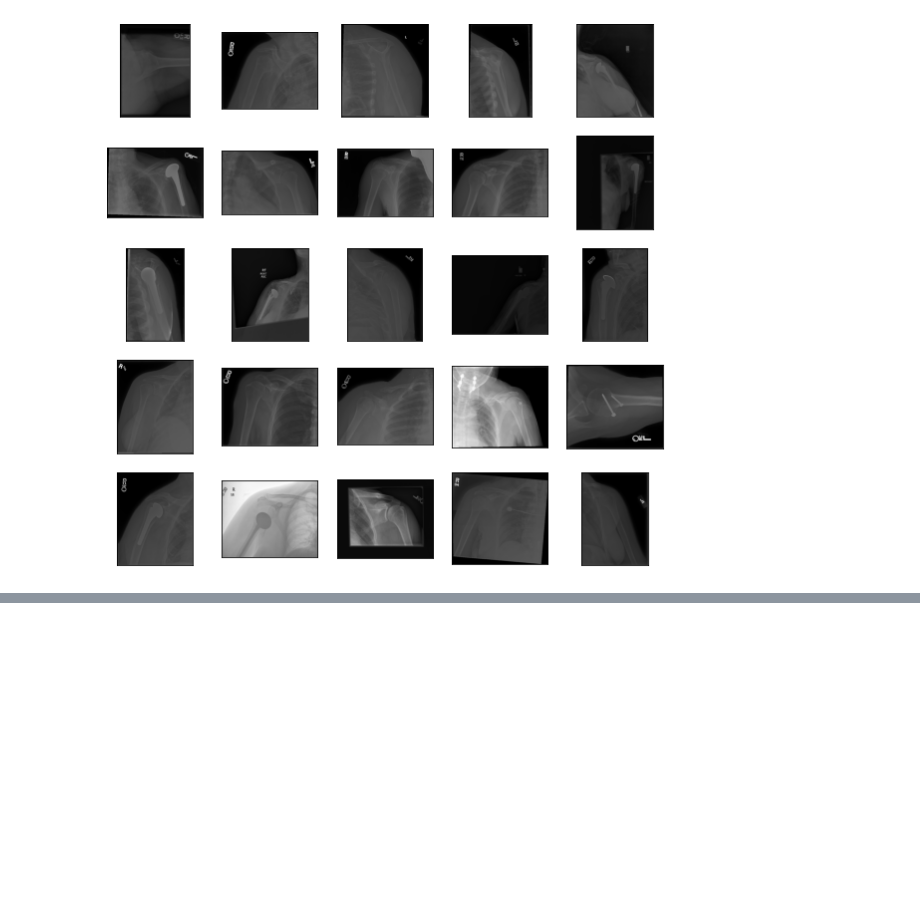
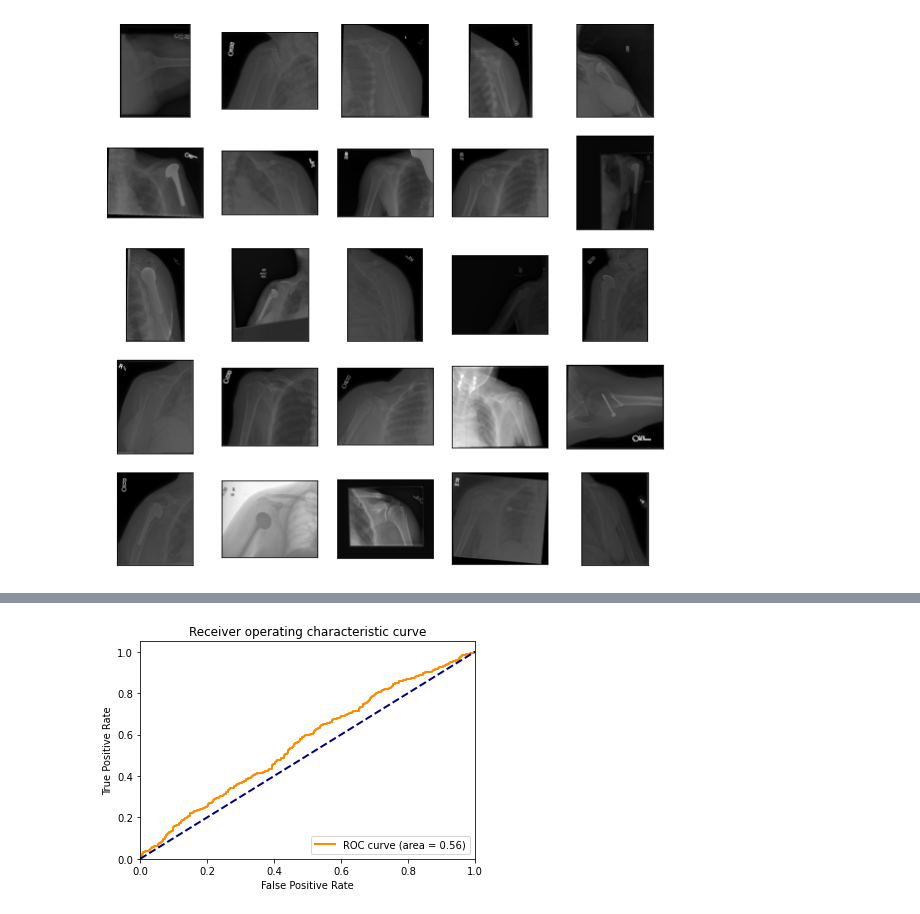
Before and after one commit to GapData/ML_playground, a Jupyter notebook: MURA.ipynb, the cells around one changed output, grey strips where cells are left out. Cells and saved outputs as stored; diff of their text form; code cells hidden in the pictures; blank space fills up the shorter version.

Commit message:
Build CNN and DenseNet169 on MURA

```diff
--- a/MURA.ipynb
+++ b/MURA.ipynb
@@ -172,0 +285,6 @@ ValueError: Error when checking input: expected conv2d_33_input to have 4 dimens
+# %%
+base_learning_rate = 0.0001
+
+densenet_model.compile(optimizer=tf.keras.optimizers.RMSprop(lr=base_learning_rate),
+                loss=tf.keras.losses.BinaryCrossentropy(from_logits=True),
+                metrics=['accuracy'])
@@ -172,0 +293,4 @@ ValueError: Error when checking input: expected conv2d_33_input to have 4 dimens
+# %%
+initial_epochs = 3
+
+loss0, accuracy0 = densenet_model.evaluate(valid_images, valid_labels)
@@ -172,0 +299,5 @@ ValueError: Error when checking input: expected conv2d_33_input to have 4 dimens
+# %%
+densenet_history = densenet_model.fit(x=train_images, y=train_labels,
+                    epochs=initial_epochs,
+                    validation_data=(valid_images, valid_labels),
+                    verbose=2)
@@ -172,0 +316,2 @@ ValueError: Error when checking input: expected conv2d_33_input to have 4 dimens
+# %%
+preds_dn = densenet_model.predict(valid_images, verbose=1)
@@ -172,0 +324,17 @@ ValueError: Error when checking input: expected conv2d_33_input to have 4 dimens
+# %%
+fpr, tpr, _ = roc_curve(valid_labels, preds_dn)
+roc_auc = auc(fpr, tpr)
+plt.figure()
+lw = 2
+plt.plot(fpr, tpr, color='darkorange',
+lw=lw, label='ROC curve (area = %0.2f)' % roc_auc)
+plt.plot([0, 1], [0, 1], color='navy', lw=lw, linestyle='--')
+plt.xlim([0.0, 1.0])
+plt.ylim([0.0, 1.05])
+plt.xlabel('False Positive Rate')
+plt.ylabel('True Positive Rate')
+plt.title('Receiver operating characteristic curve')
+plt.legend(loc="lower right")
+plt.show()
+# %% [output]
+[figure, added]
```
Also changed, not shown: parts of 55 cells of this notebook, 2 other files.
